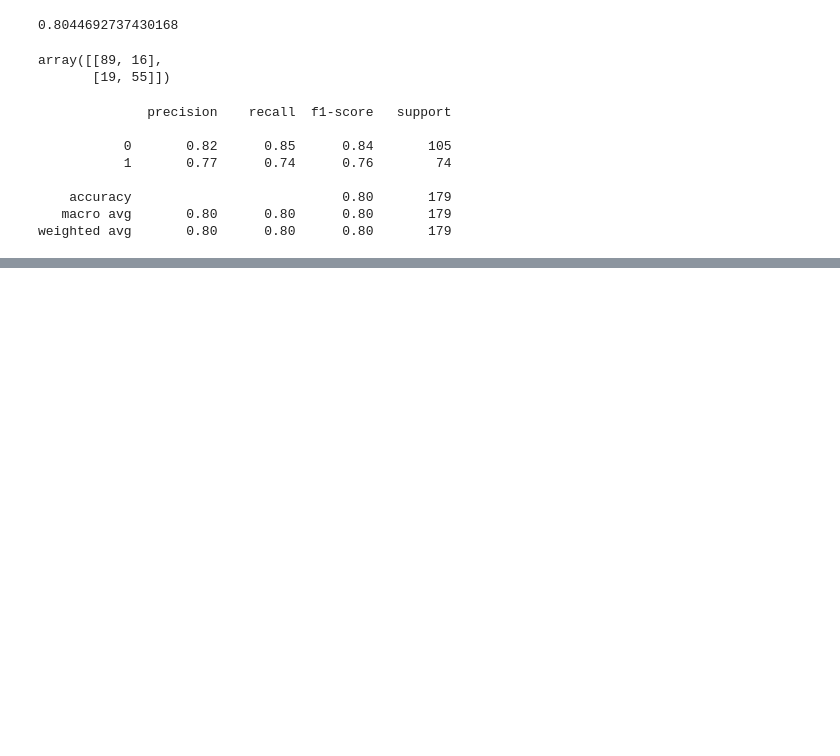
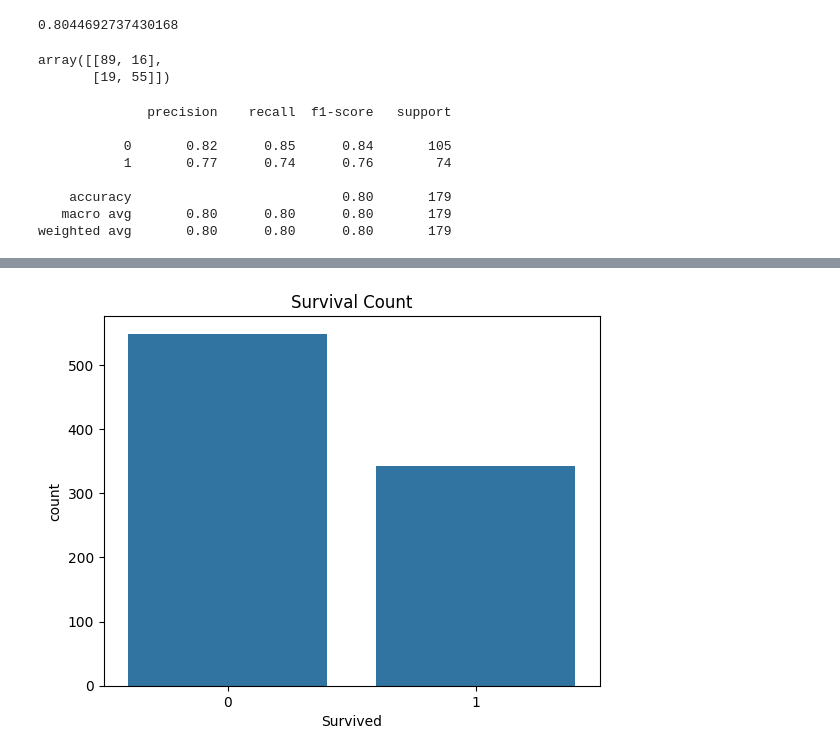
Before and after one commit to NdanuMe/-ICP-LL8G7C-2026-REPO, a Jupyter notebook: Week2/classification_model.ipynb, the cells around one changed output, grey strips where cells are left out. Drawn from its saved outputs; the diff is of its cells as text; code cells hidden in the pictures; blank space fills up the shorter version.

```diff
--- a/Week2/classification_model.ipynb
+++ b/Week2/classification_model.ipynb
@@ -102,0 +103,5 @@ accuracy_score(y_test, tree_predictions)
+# %%
+import pandas as pd
+
+df = pd.read_csv("titanic_dataset.csv")
+df.head()
@@ -102,0 +115,7 @@ accuracy_score(y_test, tree_predictions)
+# %%
+df = df.drop(["Name","Ticket","Cabin"], axis=1)
+
+df["Age"].fillna(df["Age"].mean(), inplace=True)
+df["Embarked"].fillna(df["Embarked"].mode()[0], inplace=True)
+
+df = pd.get_dummies(df, drop_first=True)
@@ -102,0 +135,9 @@ accuracy_score(y_test, tree_predictions)
+# %%
+import seaborn as sns
+import matplotlib.pyplot as plt
+
+sns.countplot(x="Survived", data=df)
+plt.title("Survival Count")
+plt.show()
+# %% [output]
+[figure, added]
```
Also changed, not shown: parts of 5 cells of this notebook.
